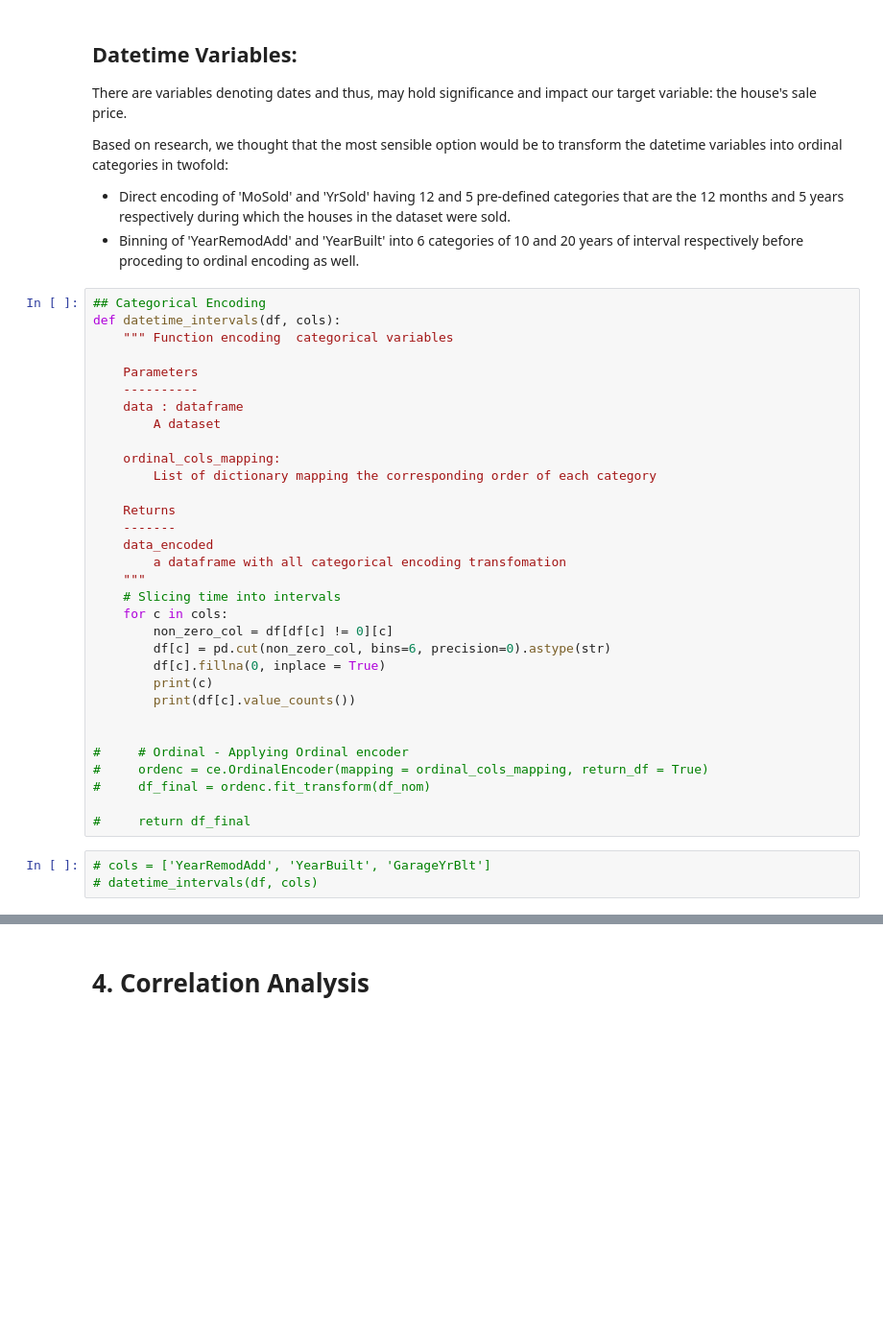
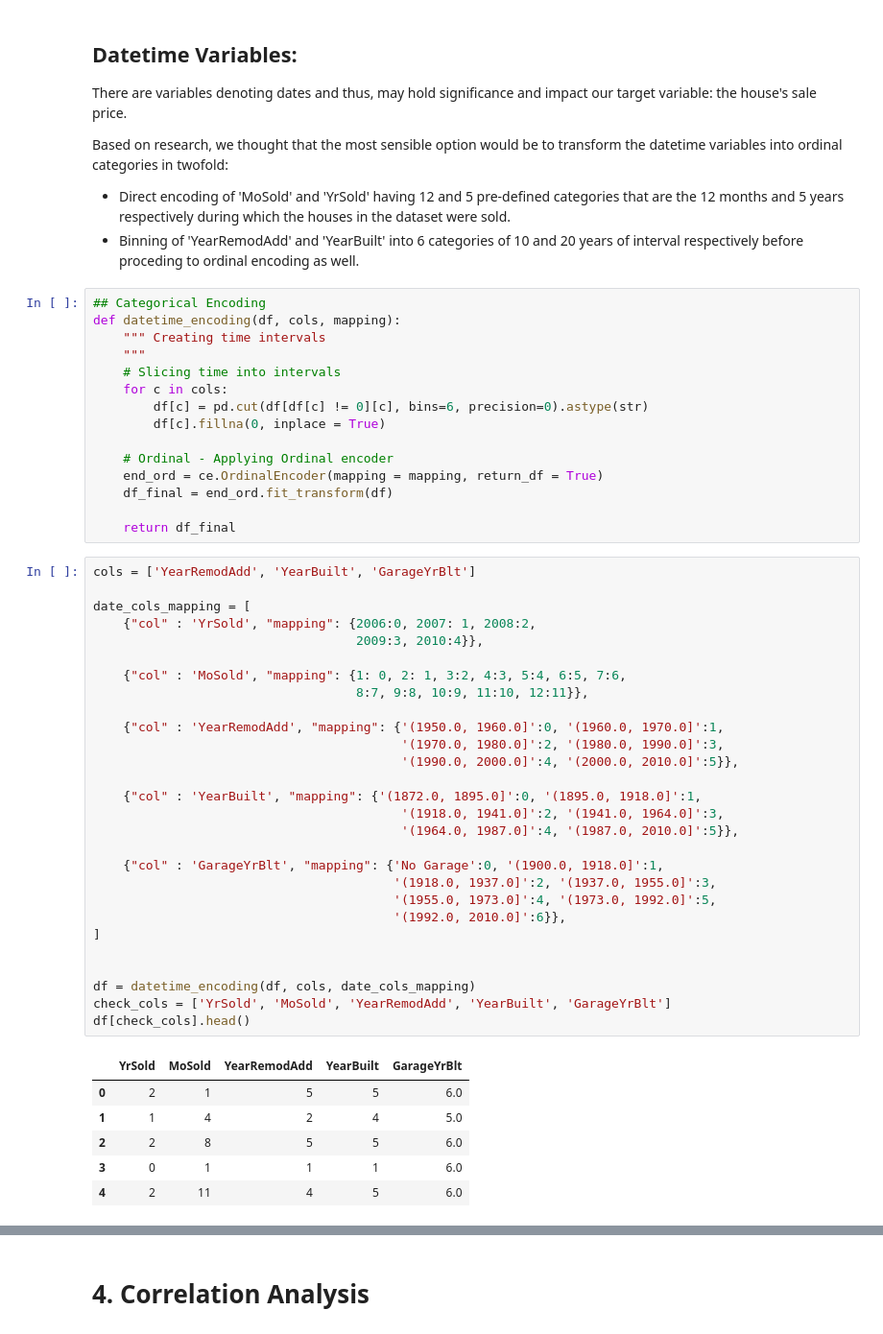
Before and after one commit to aorsot1/data_science_kaggle_datasets, a Jupyter notebook: Competitions/Python/house-price-regression.ipynb, the cells around one changed output, grey strips where cells are left out. Shown at 96% size. Drawn from its saved outputs; the diff is of its cells as text; blank space fills up the shorter version.

```diff
--- a/Competitions/Python/house-price-regression.ipynb
+++ b/Competitions/Python/house-price-regression.ipynb
@@ -643,36 +642,51 @@ Based on research, we thought that the most sensible option would be to transfor
  - Binning of 'YearRemodAdd' and 'YearBuilt' into 6 categories of 10 and 20 years of interval respectively before proceding to ordinal encoding as well.
 # %%
 ## Categorical Encoding
-def datetime_intervals(df, cols):
-    """ Function encoding  categorical variables
-
-    Parameters
-    ----------
-    data : dataframe
-        A dataset
-
-    ordinal_cols_mapping:
-        List of dictionary mapping the corresponding order of each category
-
-    Returns
-    -------
-    data_encoded
-        a dataframe with all categorical encoding transfomation
+def datetime_encoding(df, cols, mapping):
+    """ Creating time intervals
     """
     # Slicing time into intervals
     for c in cols:
-        non_zero_col = df[df[c] != 0][c]
-        df[c] = pd.cut(non_zero_col, bins=6, precision=0).astype(str)
+        df[c] = pd.cut(df[df[c] != 0][c], bins=6, precision=0).astype(str)
         df[c].fillna(0, inplace = True)
-        print(c)
-        print(df[c].value_counts())
 
+    # Ordinal - Applying Ordinal encoder
+    end_ord = ce.OrdinalEncoder(mapping = mapping, return_df = True)
+    df_final = end_ord.fit_transform(df)
 
-#     # Ordinal - Applying Ordinal encoder
-#     ordenc = ce.OrdinalEncoder(mapping = ordinal_cols_mapping, return_df = True)
-#     df_final = ordenc.fit_transform(df_nom)
-
-#     return df_final
+    return df_final
 # %%
-# cols = ['YearRemodAdd', 'YearBuilt', 'GarageYrBlt']
-# datetime_intervals(df, cols)
+cols = ['YearRemodAdd', 'YearBuilt', 'GarageYrBlt']
+
+date_cols_mapping = [
+    {"col" : 'YrSold', "mapping": {2006:0, 2007: 1, 2008:2,
+                                   2009:3, 2010:4}},
+
+    {"col" : 'MoSold', "mapping": {1: 0, 2: 1, 3:2, 4:3, 5:4, 6:5, 7:6,
+                                   8:7, 9:8, 10:9, 11:10, 12:11}},
+
+    {"col" : 'YearRemodAdd', "mapping": {'(1950.0, 1960.0]':0, '(1960.0, 1970.0]':1,
+                                         '(1970.0, 1980.0]':2, '(1980.0, 1990.0]':3,
+                                         '(1990.0, 2000.0]':4, '(2000.0, 2010.0]':5}},
+
+    {"col" : 'YearBuilt', "mapping": {'(1872.0, 1895.0]':0, '(1895.0, 1918.0]':1,
+                                         '(1918.0, 1941.0]':2, '(1941.0, 1964.0]':3,
+                                         '(1964.0, 1987.0]':4, '(1987.0, 2010.0]':5}},
+
+    {"col" : 'GarageYrBlt', "mapping": {'No Garage':0, '(1900.0, 1918.0]':1,
+                                        '(1918.0, 1937.0]':2, '(1937.0, 1955.0]':3,
+                                        '(1955.0, 1973.0]':4, '(1973.0, 1992.0]':5,
+                                        '(1992.0, 2010.0]':6}},
+]
+
+
+df = datetime_encoding(df, cols, date_cols_mapping)
+check_cols = ['YrSold', 'MoSold', 'YearRemodAdd', 'YearBuilt', 'GarageYrBlt']
+df[check_cols].head()
+# %% [output]
+|  | YrSold | MoSold | YearRemodAdd | YearBuilt | GarageYrBlt |
+| 0 | 2 | 1 | 5 | 5 | 6.0 |
+| 1 | 1 | 4 | 2 | 4 | 5.0 |
+| 2 | 2 | 8 | 5 | 5 | 6.0 |
+| 3 | 0 | 1 | 1 | 1 | 6.0 |
+| 4 | 2 | 11 | 4 | 5 | 6.0 |
```
Also changed, not shown: parts of 7 cells of this notebook.
